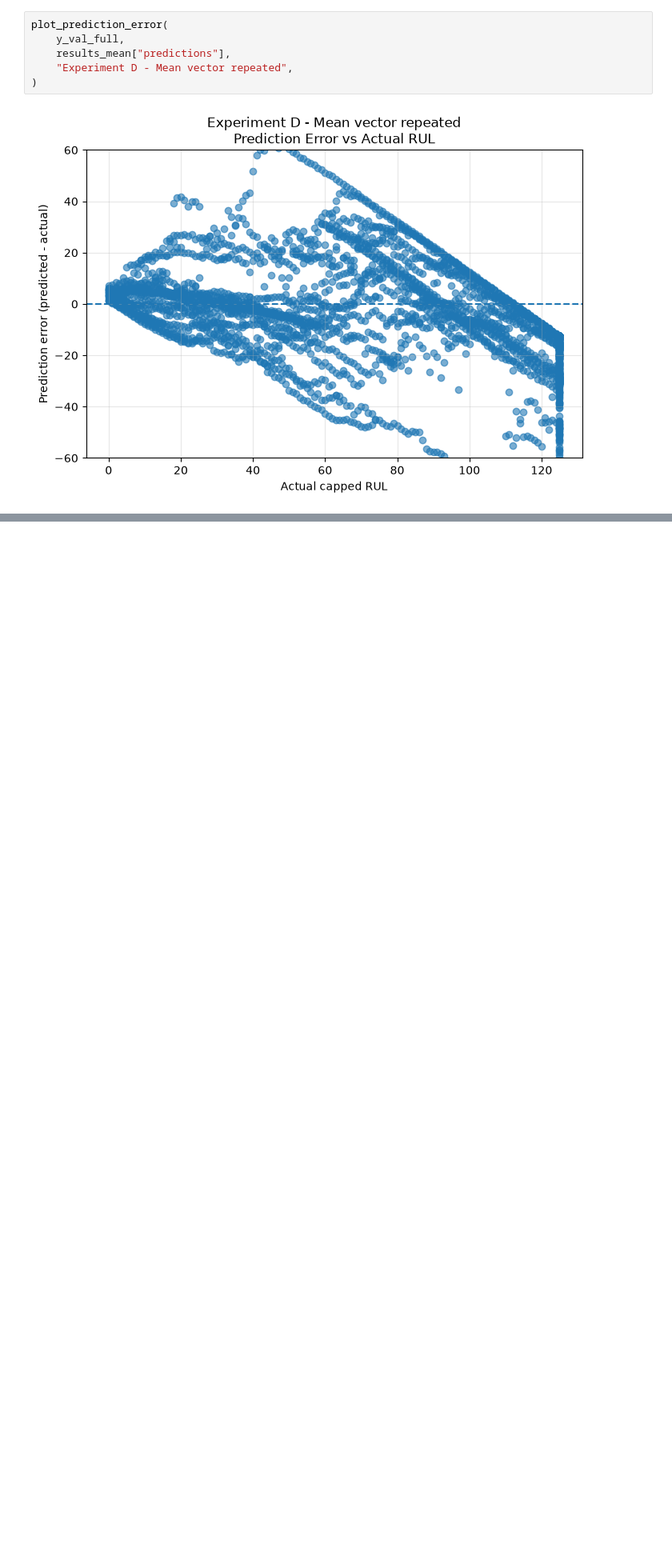
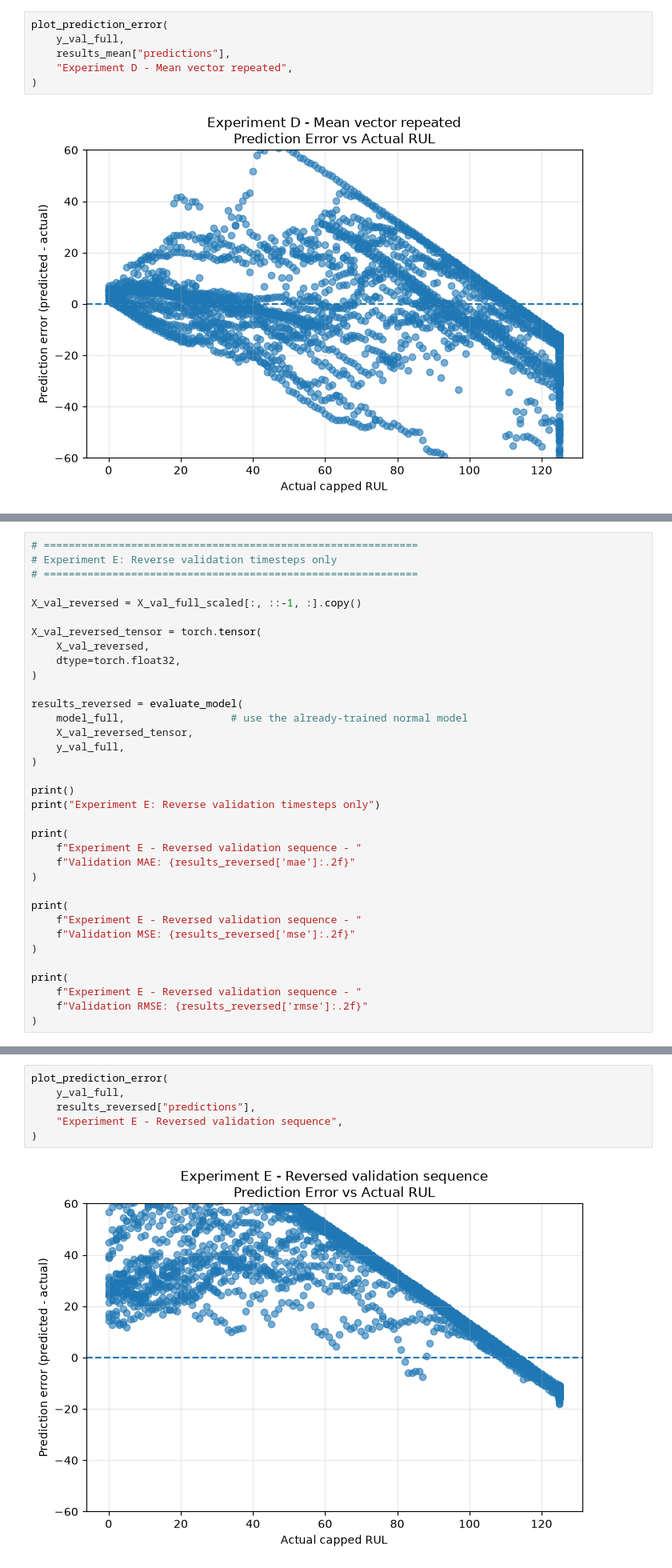
Before and after one commit to iamprakhar10/aircraft-rul-predictor, a Jupyter notebook: notebooks/02_temporal_ablation.ipynb, the cells around one changed output, grey strips where cells are left out. Shown at 80% size. Saved outputs shown, nothing was run; the diff lists cells and outputs as text; blank space fills up the shorter version.

Commit message:
Tested on reversed validation set

```diff
--- a/notebooks/02_temporal_ablation.ipynb
+++ b/notebooks/02_temporal_ablation.ipynb
@@ -1330,0 +1331,35 @@ plot_prediction_error(
+# %%
+# ============================================================
+# Experiment E: Reverse validation timesteps only
+# ============================================================
+
+X_val_reversed = X_val_full_scaled[:, ::-1, :].copy()
+
+X_val_reversed_tensor = torch.tensor(
+    X_val_reversed,
+    dtype=torch.float32,
+)
+
+results_reversed = evaluate_model(
+    model_full,                 # use the already-trained normal model
+    X_val_reversed_tensor,
+    y_val_full,
+)
+
+print()
+print("Experiment E: Reverse validation timesteps only")
+
+print(
+    f"Experiment E - Reversed validation sequence - "
+    f"Validation MAE: {results_reversed['mae']:.2f}"
+)
+
+print(
+    f"Experiment E - Reversed validation sequence - "
+    f"Validation MSE: {results_reversed['mse']:.2f}"
+)
+
+print(
+    f"Experiment E - Reversed validation sequence - "
+    f"Validation RMSE: {results_reversed['rmse']:.2f}"
+)
@@ -1330,0 +1375,8 @@ plot_prediction_error(
+# %%
+plot_prediction_error(
+    y_val_full,
+    results_reversed["predictions"],
+    "Experiment E - Reversed validation sequence",
+)
+# %% [output]
+[figure, added]
```
Also changed, not shown: parts of 3 cells of this notebook.
